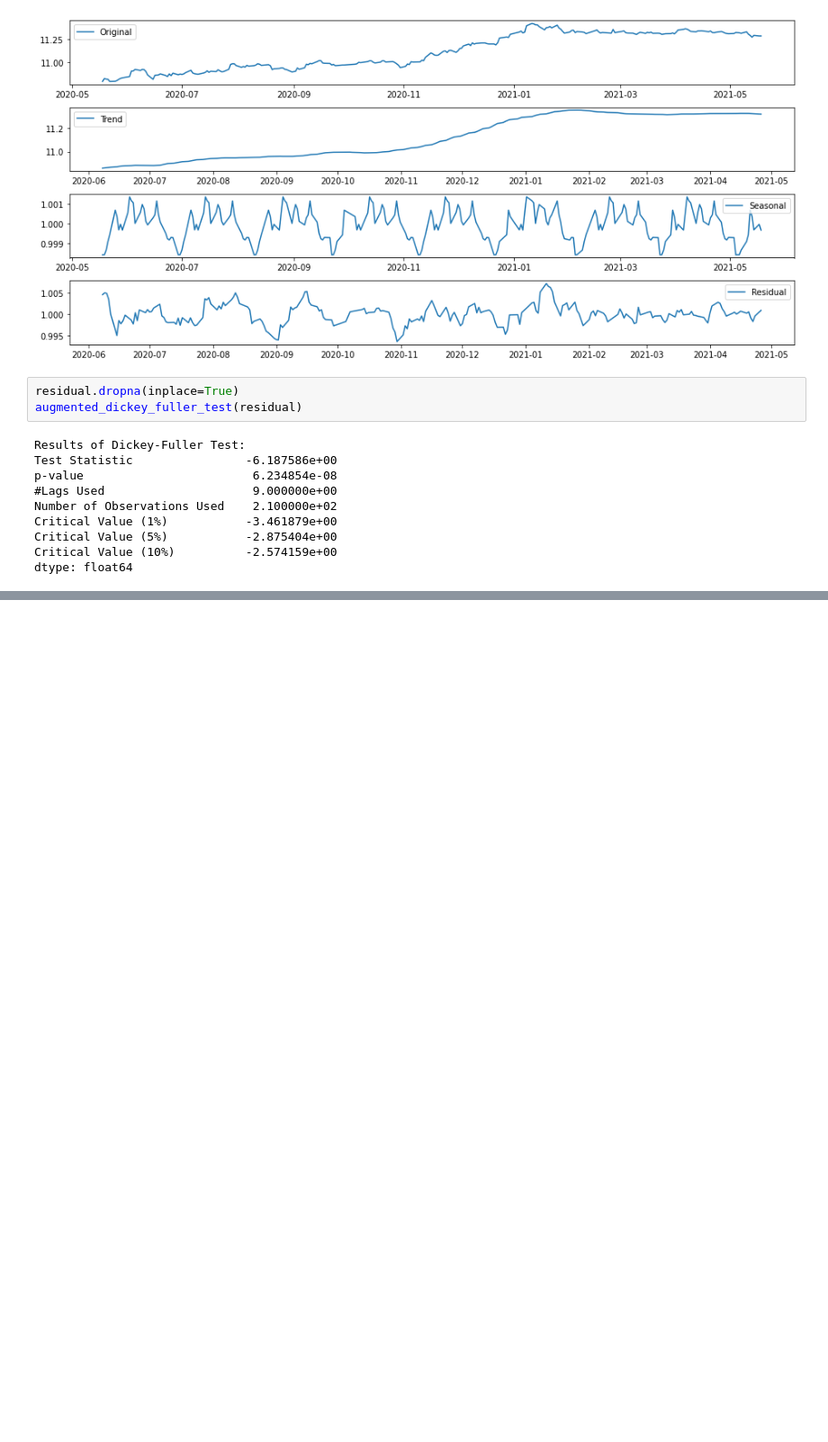
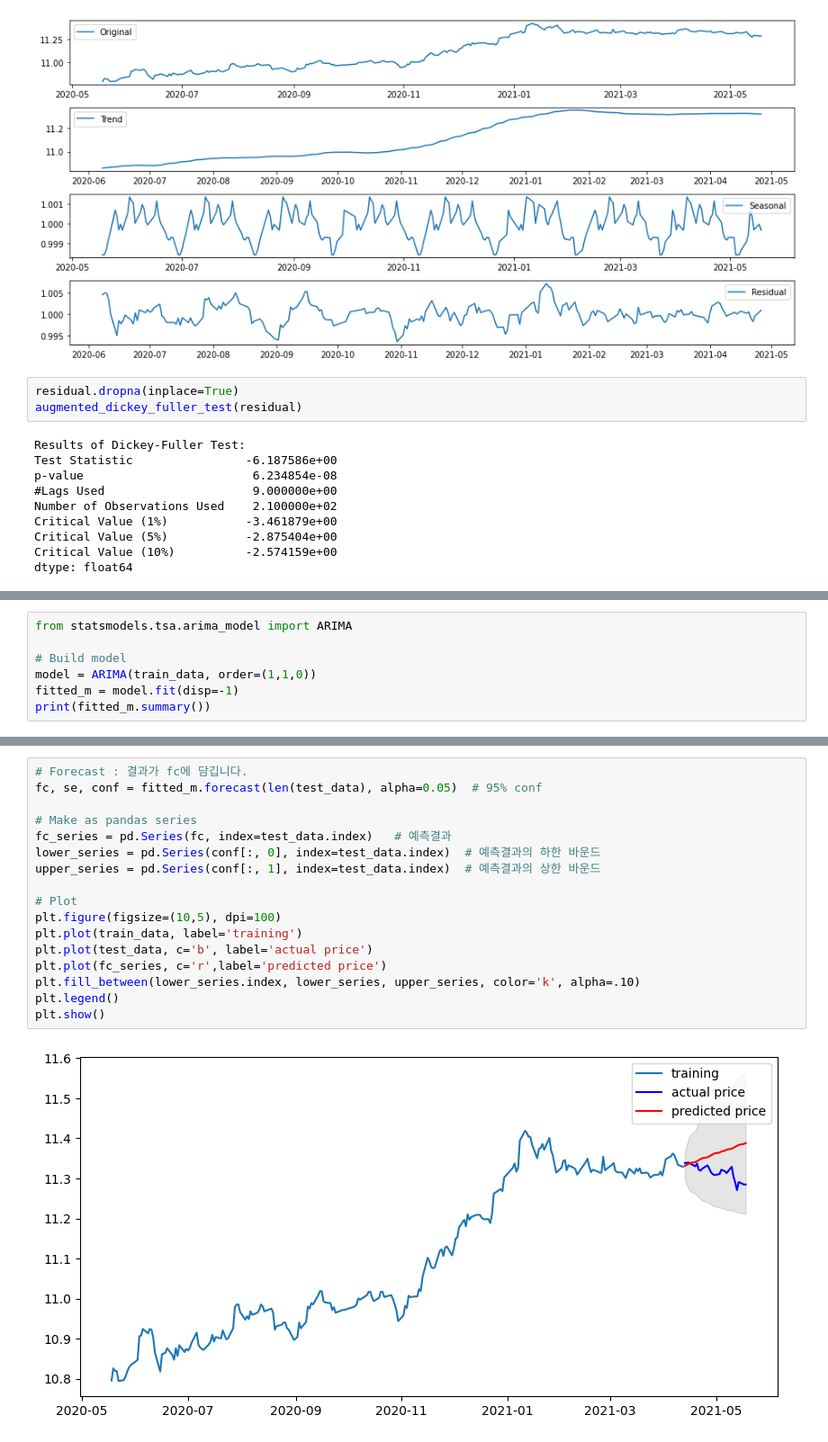
Before and after one commit to Caligo46/aiffel_lms, a Jupyter notebook: Expl_14_time_series.ipynb, the cells around one changed output, grey strips where cells are left out. Shown at 90% size. Cells and saved outputs as stored; diff of their text form; blank space fills up the shorter version.

```diff
--- a/Expl_14_time_series.ipynb
+++ b/Expl_14_time_series.ipynb
@@ -596,0 +664,7 @@ dtype: float64
+# %%
+from statsmodels.tsa.arima_model import ARIMA
+
+# Build model
+model = ARIMA(train_data, order=(1,1,0))
+fitted_m = model.fit(disp=-1)
+print(fitted_m.summary())
@@ -596,0 +692,19 @@ dtype: float64
+# %%
+# Forecast : 결과가 fc에 담깁니다.
+fc, se, conf = fitted_m.forecast(len(test_data), alpha=0.05)  # 95% conf
+
+# Make as pandas series
+fc_series = pd.Series(fc, index=test_data.index)   # 예측결과
+lower_series = pd.Series(conf[:, 0], index=test_data.index)  # 예측결과의 하한 바운드
+upper_series = pd.Series(conf[:, 1], index=test_data.index)  # 예측결과의 상한 바운드
+
+# Plot
+plt.figure(figsize=(10,5), dpi=100)
+plt.plot(train_data, label='training')
+plt.plot(test_data, c='b', label='actual price')
+plt.plot(fc_series, c='r',label='predicted price')
+plt.fill_between(lower_series.index, lower_series, upper_series, color='k', alpha=.10)
+plt.legend()
+plt.show()
+# %% [output]
+[figure, added]
```
Also changed, not shown: parts of 13 cells of this notebook, 3 other files.
